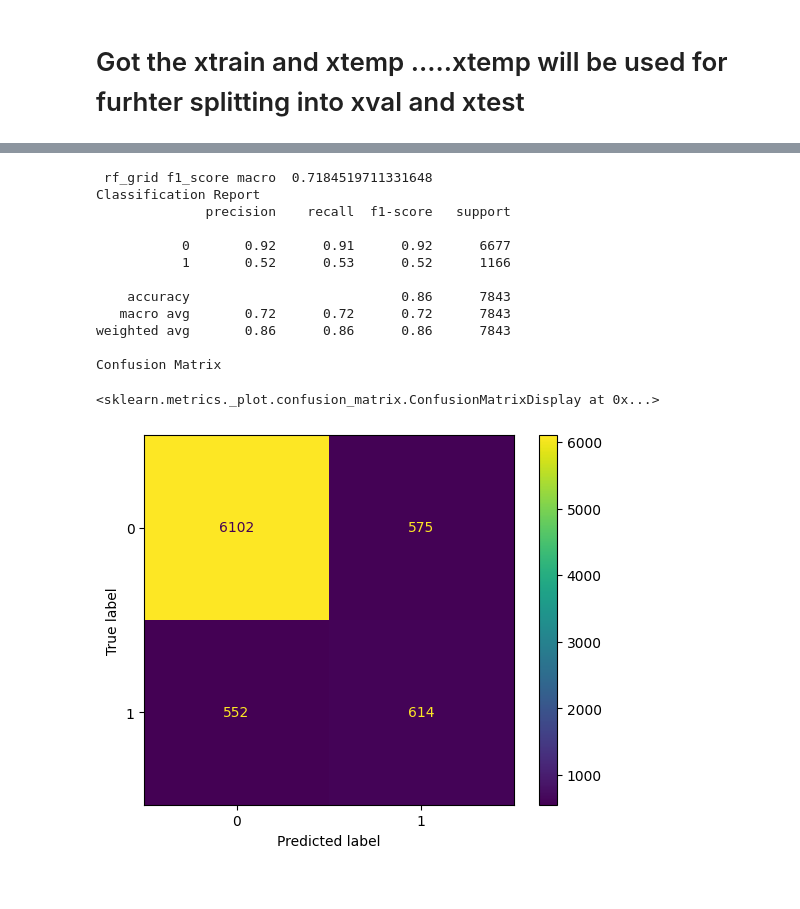
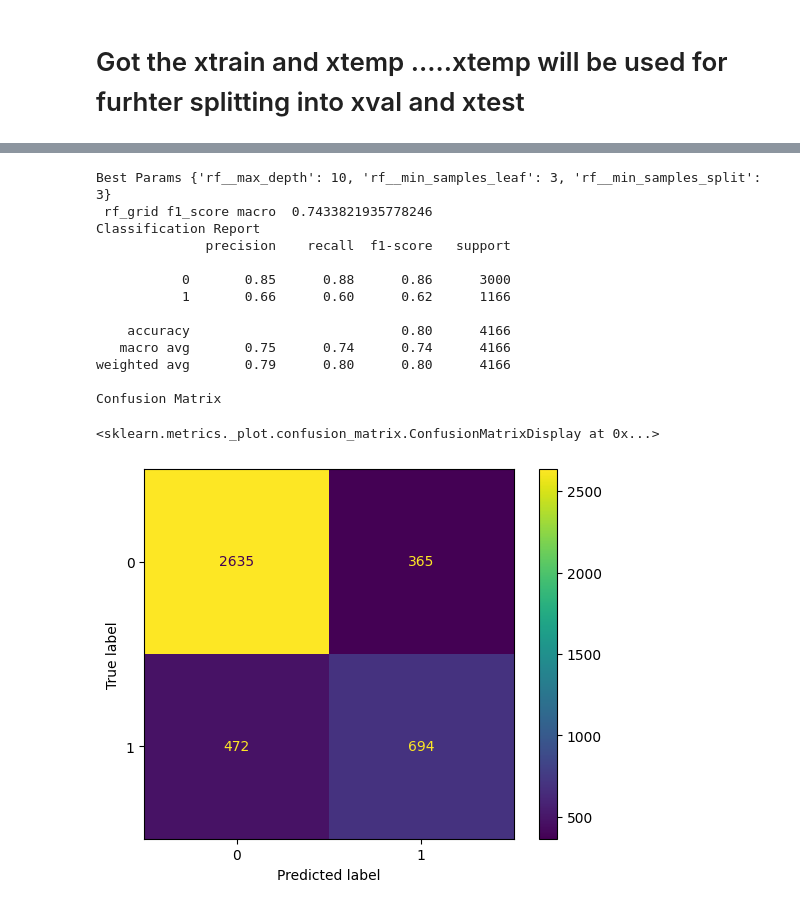
Before and after one commit to linisha04/Predict-the-Success-of-Bank-telemarketing, a Jupyter notebook: liniiiii.ipynb, the cells around one changed output, grey strips where cells are left out. Drawn from its saved outputs; the diff is of its cells as text; code cells hidden in the pictures.

```diff
--- a/liniiiii.ipynb
+++ b/liniiiii.ipynb
@@ -895,10 +895,10 @@ corr.style.background_gradient(cmap='coolwarm')
 # Converted the (0,1) ===> (no,yes)
 # chose the features
 # %%
-# train_yes=train[train['target']=='no'].sample(15000 , random_state=42)
-# train_no=train[train['target']=='yes']
+train_yes=train[train['target']=='no'].sample(15000 , random_state=42)
+train_no=train[train['target']=='yes']
 
-# train= pd.concat([train_yes, train_no])
+train= pd.concat([train_yes, train_no])
 # %%
 train['target'] = train['target'].map({'yes': 1, 'no': 0})
 y=train['target']
@@ -1020,44 +1020,47 @@ Confusion Matrix
 # %%
 from sklearn.model_selection import GridSearchCV
 
-randomForestClassifier=RandomForestClassifier(random_state=1 ,class_weight='balanced', n_jobs=-1)
+randomForestClassifier=RandomForestClassifier(random_state=1 ,n_estimators=100,class_weight='balanced', n_jobs=-1)
 
 rf=Pipeline([('col_transformer',col_transformer),('pca',PCA()),('rf',randomForestClassifier)])
 
-params={'rf__n_estimators':[100,200],'rf__max_depth':[10,15],'rf__min_samples_split':[3,5],'rf__min_samples_leaf':[3,5]}
+params={'rf__max_depth':[10,15],'rf__min_samples_split':[3,5],'rf__min_samples_leaf':[3,5]}
 
 rf_grid=GridSearchCV(rf,param_grid=params,n_jobs=-1,cv=5)
 
 rf_grid.fit(xtrain,ytrain)
+
+print("Best Params",rf_grid.best_params_)
 
 rf_grid=rf_grid.best_estimator_
 
 ypred_rf_grid=rf_grid.predict(xtest)
 
 print(   ' rf_grid f1_score macro '  ,     f1_score(ytest, ypred_rf_grid  , average='macro')    )
 
 print('Classification Report')
 
 print(classification_report(ytest ,ypred_rf_grid))
 
 print('Confusion Matrix')
 
 ConfusionMatrixDisplay.from_estimator(rf_grid,xtest,ytest)
 # %% [output]
- rf_grid f1_score macro  0.7184519711331648
+Best Params {'rf__max_depth': 10, 'rf__min_samples_leaf': 3, 'rf__min_samples_split': 3}
+ rf_grid f1_score macro  0.7433821935778246
 Classification Report
               precision    recall  f1-score   support
 
-           0       0.92      0.91      0.92      6677
-           1       0.52      0.53      0.52      1166
+           0       0.85      0.88      0.86      3000
+           1       0.66      0.60      0.62      1166
 
-    accuracy                           0.86      7843
-   macro avg       0.72      0.72      0.72      7843
-weighted avg       0.86      0.86      0.86      7843
+    accuracy                           0.80      4166
+   macro avg       0.75      0.74      0.74      4166
+weighted avg       0.79      0.80      0.80      4166
 
 Confusion Matrix
 <sklearn.metrics._plot.confusion_matrix.ConfusionMatrixDisplay at 0x...>
-[figure, old version]
+[figure, new version]
 # %%
 # from imblearn.ensemble import EasyEnsembleClassifier
 # eec = EasyEnsembleClassifier(estimator=rf ,random_state=1,n_jobs=-1)
```
Also changed, not shown: parts of 9 cells of this notebook.
